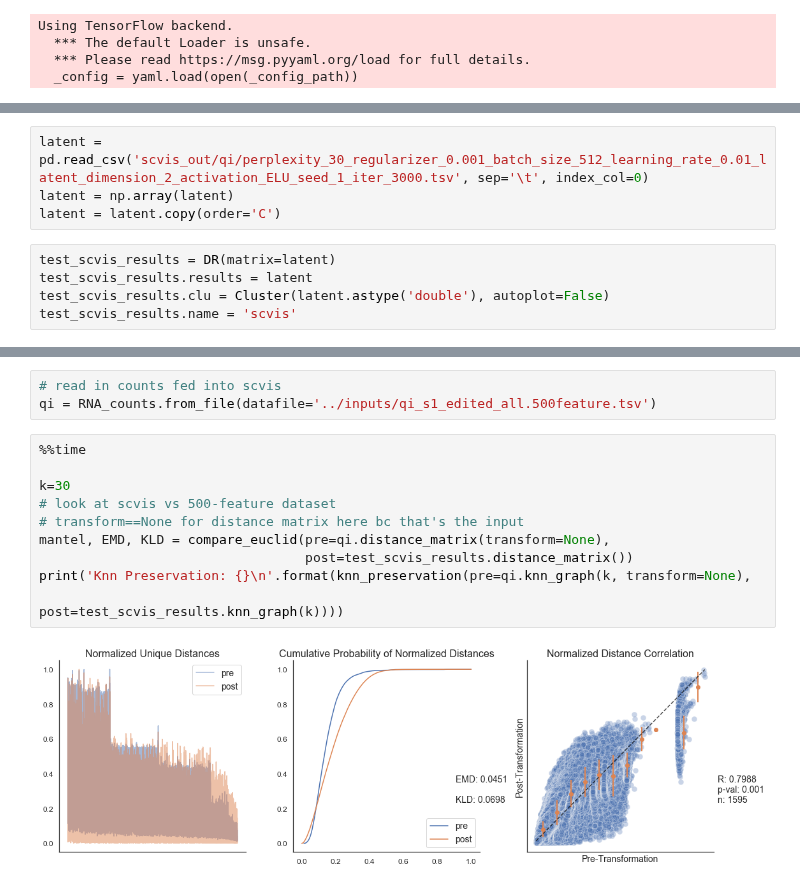
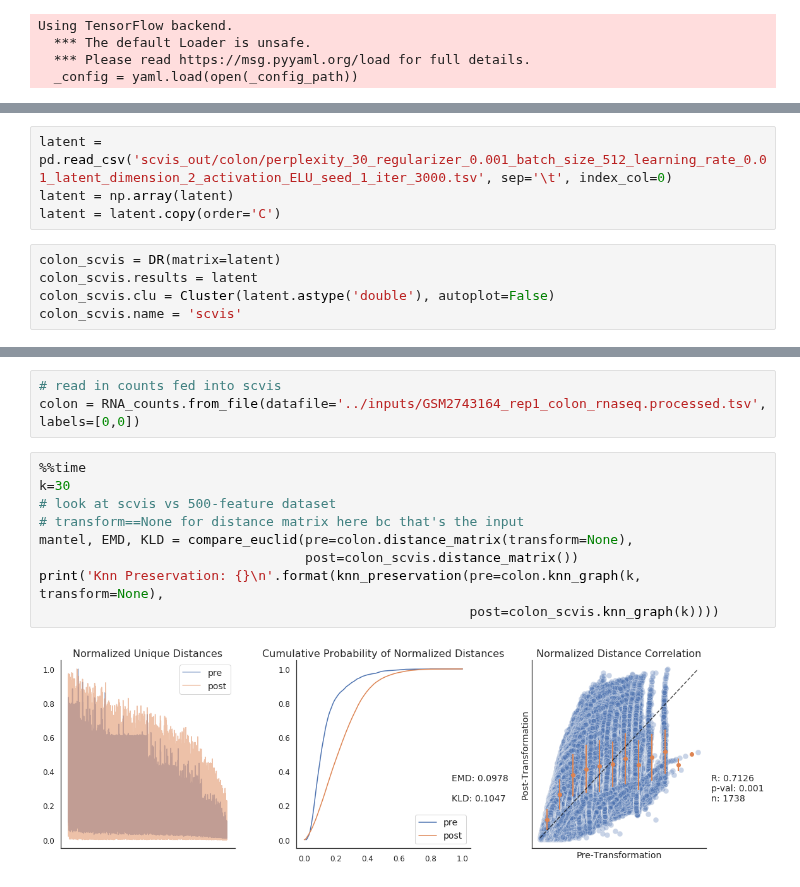
Before and after one commit to codyheiser/furry-couscous, a Jupyter notebook: dev/scvis_testing.ipynb, the cells around one changed output, grey strips where cells are left out. Cells and saved outputs as stored; diff of their text form.

```diff
--- a/dev/scvis_testing.ipynb
+++ b/dev/scvis_testing.ipynb
@@ -50,10 +50,10 @@ Continuous Dataset
 # %%
-latent = pd.read_csv('scvis_out/qi/perplexity_30_regularizer_0.001_batch_size_512_learning_rate_0.01_latent_dimension_2_activation_ELU_seed_1_iter_3000.tsv', sep='\t', index_col=0)
+latent = pd.read_csv('scvis_out/colon/perplexity_30_regularizer_0.001_batch_size_512_learning_rate_0.01_latent_dimension_2_activation_ELU_seed_1_iter_3000.tsv', sep='\t', index_col=0)
 latent = np.array(latent)
 latent = latent.copy(order='C')
 # %%
-test_scvis_results = DR(matrix=latent)
-test_scvis_results.results = latent
-test_scvis_results.clu = Cluster(latent.astype('double'), autoplot=False)
-test_scvis_results.name = 'scvis'
+colon_scvis = DR(matrix=latent)
+colon_scvis.results = latent
+colon_scvis.clu = Cluster(latent.astype('double'), autoplot=False)
+colon_scvis.name = 'scvis'
 # %%
@@ -63,15 +63,14 @@ test_scvis_results.plot()
 # %%
 # read in counts fed into scvis
-qi = RNA_counts.from_file(datafile='../inputs/qi_s1_edited_all.500feature.tsv')
+colon = RNA_counts.from_file(datafile='../inputs/GSM2743164_rep1_colon_rnaseq.processed.tsv', labels=[0,0])
 # %%
 %%time
-
 k=30
 # look at scvis vs 500-feature dataset
 # transform==None for distance matrix here bc that's the input
-mantel, EMD, KLD = compare_euclid(pre=qi.distance_matrix(transform=None),
-                                  post=test_scvis_results.distance_matrix())
-print('Knn Preservation: {}\n'.format(knn_preservation(pre=qi.knn_graph(k, transform=None),
-                                                       post=test_scvis_results.knn_graph(k))))
+mantel, EMD, KLD = compare_euclid(pre=colon.distance_matrix(transform=None),
+                                  post=colon_scvis.distance_matrix())
+print('Knn Preservation: {}\n'.format(knn_preservation(pre=colon.knn_graph(k, transform=None),
+                                                       post=colon_scvis.knn_graph(k))))
 # %% [output]
-[figure, old version]
+[figure, new version]
```
Also changed, not shown: parts of 11 cells of this notebook, 31 other files.
